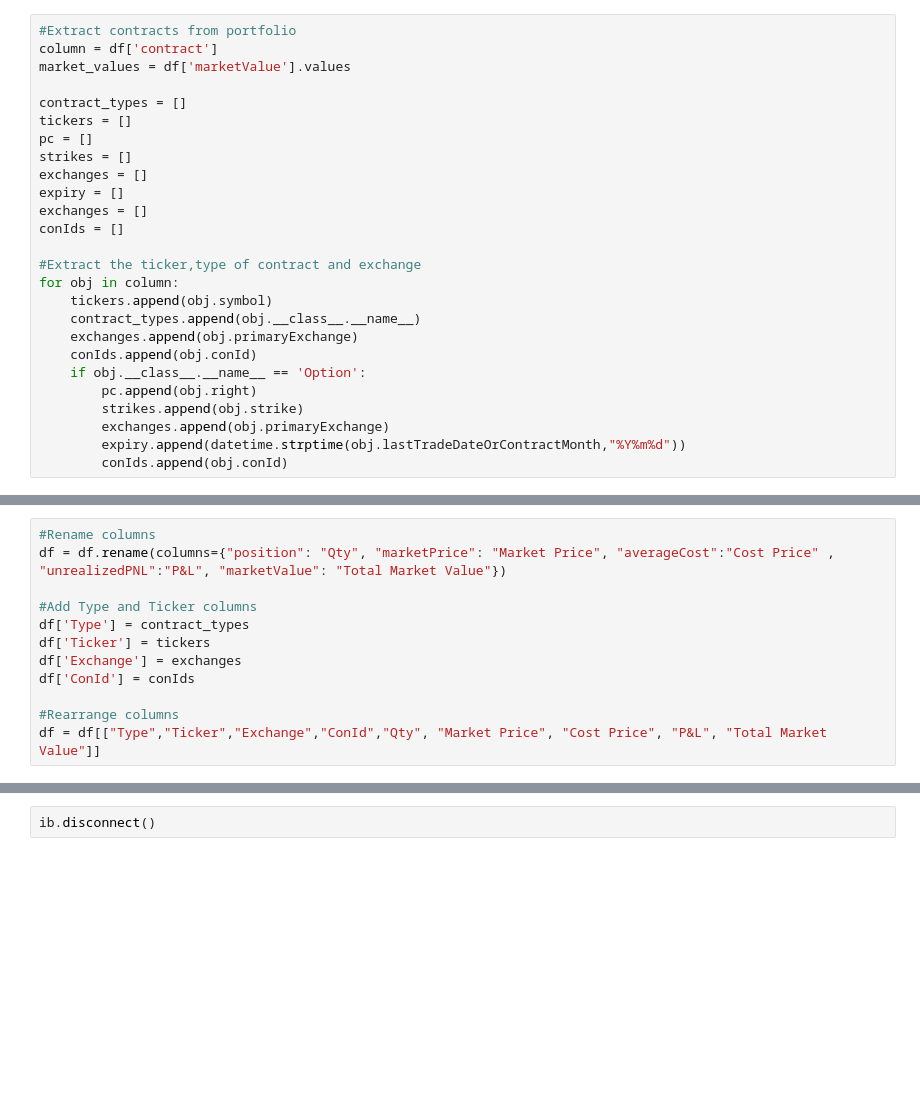
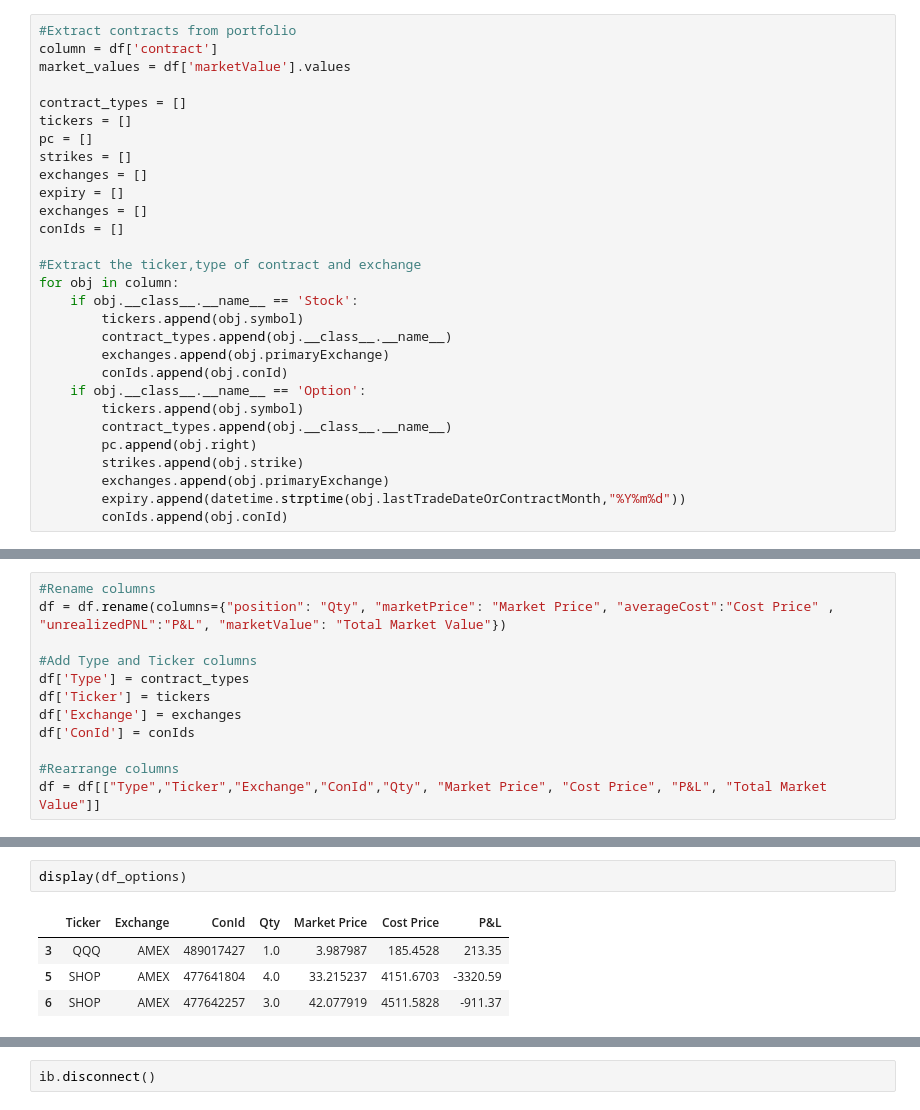
Before and after one commit to msulaim/ib_insync-Tutorial, a Jupyter notebook: portfolio.ipynb, the cells around one changed output, grey strips where cells are left out. Cells and saved outputs as stored; diff of their text form; blank space fills up the shorter version.

```diff
--- a/portfolio.ipynb
+++ b/portfolio.ipynb
@@ -88,11 +108,14 @@ conIds = []
 
 #Extract the ticker,type of contract and exchange
 for obj in column:
-    tickers.append(obj.symbol)
-    contract_types.append(obj.__class__.__name__)
-    exchanges.append(obj.primaryExchange)
-    conIds.append(obj.conId)
+    if obj.__class__.__name__ == 'Stock':
+        tickers.append(obj.symbol)
+        contract_types.append(obj.__class__.__name__)
+        exchanges.append(obj.primaryExchange)
+        conIds.append(obj.conId)
     if obj.__class__.__name__ == 'Option':
+        tickers.append(obj.symbol)
+        contract_types.append(obj.__class__.__name__)
         pc.append(obj.right)
         strikes.append(obj.strike)
         exchanges.append(obj.primaryExchange)
@@ -139,3 +164,10 @@ df_options = df_options.drop(columns=['Type'])
 
 total_equities_market_value = total_options_market_value = 0
 total_pl_stocks = total_pl_options = 0
+# %%
+display(df_options)
+# %% [output]
+|  | Ticker | Exchange | ConId | Qty | Market Price | Cost Price | P&L |
+| 3 | QQQ | AMEX | 489017427 | 1.0 | 3.987987 | 185.4528 | 213.35 |
+| 5 | SHOP | AMEX | 477641804 | 4.0 | 33.215237 | 4151.6703 | -3320.59 |
+| 6 | SHOP | AMEX | 477642257 | 3.0 | 42.077919 | 4511.5828 | -911.37 |
```
Also changed, not shown: parts of 12 cells of this notebook.
